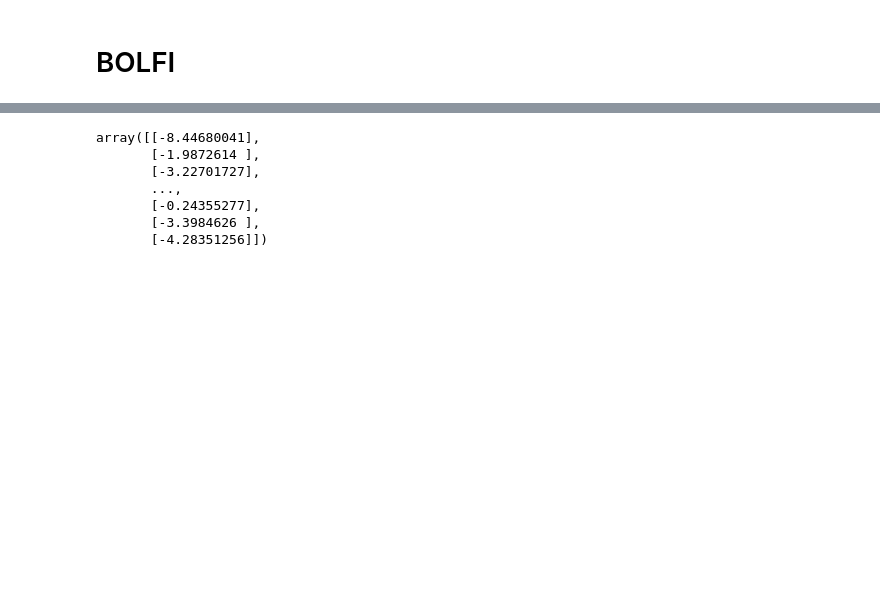
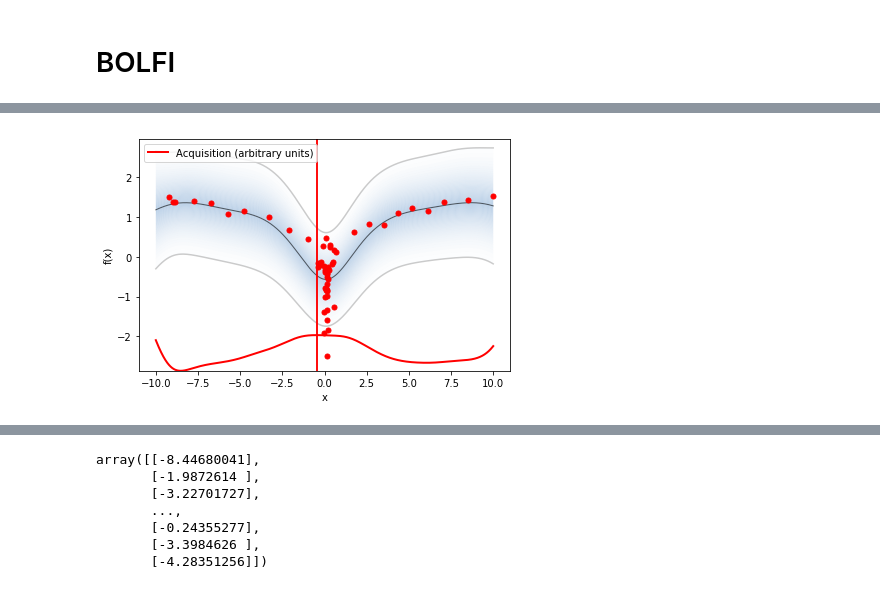
Before and after one commit to diadochos/acm2017_abc, a Jupyter notebook: notebooks/GMM_BOLFI_Test.ipynb, the cells around one changed output, grey strips where cells are left out. Cells and saved outputs as stored; diff of their text form; code cells hidden in the pictures; blank space fills up the shorter version.

Commit message:
Manual acquisition (BOLFI)

```diff
--- a/notebooks/GMM_BOLFI_Test.ipynb
+++ b/notebooks/GMM_BOLFI_Test.ipynb
@@ -102,3 +102,7 @@ Fitting BOLFI finished - Time:    69.08 s
+# %%
+bolfi.optim.plot_acquisition()
+# %% [output]
+[figure, added]
 # %%
 bolfi.sample(nr_samples=1000, threshold=0.0025, n_chains=4, burn_in=100)
 # %% [output]
```
Also changed, not shown: parts of 6 cells of this notebook, 3 other files.
